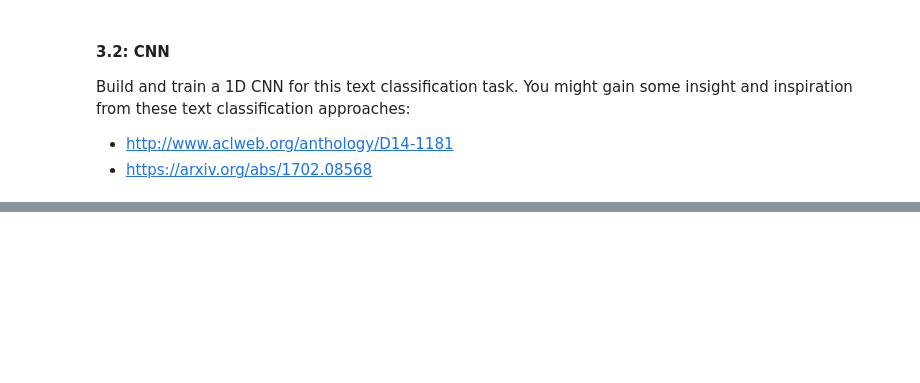
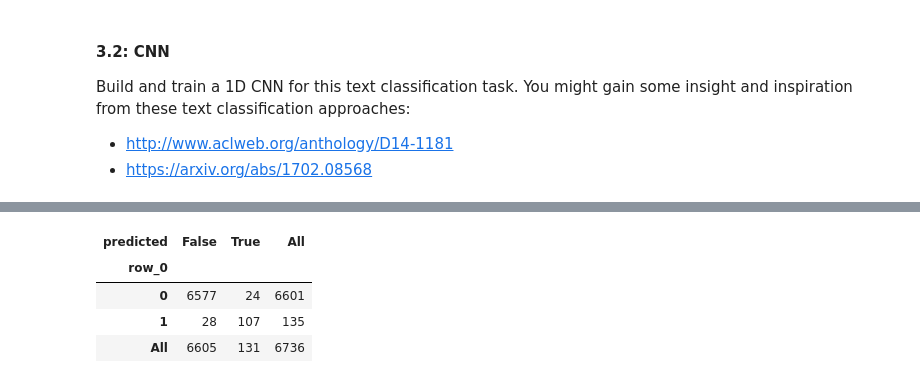
Before and after one commit to kgedney/anly590-homework, a Jupyter notebook: hw2.ipynb, the cells around one changed output, grey strips where cells are left out. Cells and saved outputs as stored; diff of their text form; code cells hidden in the pictures; blank space fills up the shorter version.

```diff
--- a/hw2.ipynb
+++ b/hw2.ipynb
@@ -463,5 +518,7 @@ print(model_c.evaluate(x_test, y_test))
 # %%
 # check confusion matrix
-y_test_preds       = model_c.predict(x_test, verbose=True, batch_size=64)
-y_test_preds_class = test_preds > 0.5
+y_test_preds_c       = model_c.predict(x_test, batch_size=64)
+y_test_preds_class = y_test_preds_c > 0.5
+
+pd.crosstab(y_test, y_test_preds_class[:,0], colnames=['predicted'], margins=True)
 # %% [output]
@@ -468,0 +525,5 @@ y_test_preds_class = test_preds > 0.5
+| predicted | False | True | All |
+| row_0 |  |  |  |
+| 0 | 6577 | 24 | 6601 |
+| 1 | 28 | 107 | 135 |
+| All | 6605 | 131 | 6736 |
```
Also changed, not shown: parts of 20 cells of this notebook.
